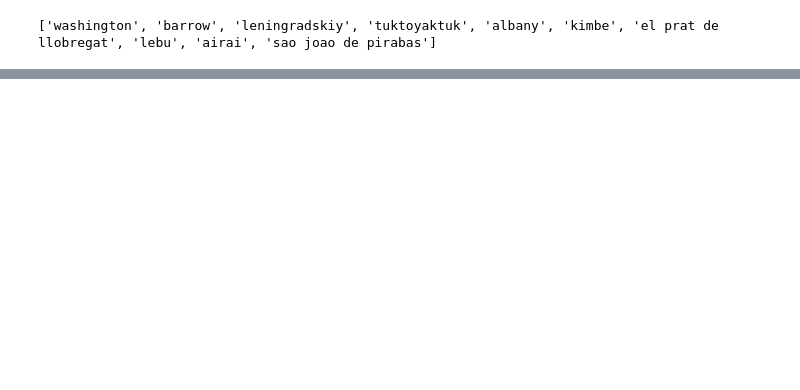
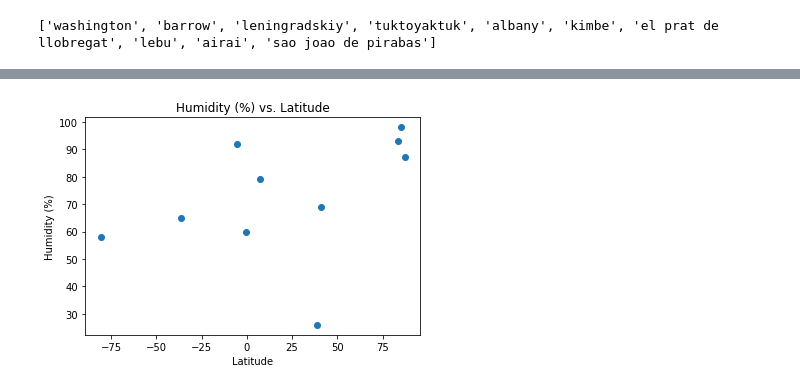
Before and after one commit to Barlow0471/Python-API-Challenge, a Jupyter notebook: WeatherPy/WeatherPy2.ipynb, the cells around one changed output, grey strips where cells are left out. Saved outputs shown, nothing was run; the diff lists cells and outputs as text; code cells hidden in the pictures; blank space fills up the shorter version.

```diff
--- a/WeatherPy/WeatherPy2.ipynb
+++ b/WeatherPy/WeatherPy2.ipynb
@@ -108,9 +112,12 @@ Text(0.5, 1.0, 'Temperature (F) vs. Latitude')
 # %%
 # Humidity (%) vs Latitude
 plt.scatter(cities_df['Latitude'], cities_df['Humidity'])
 plt.xlabel('Latitude')
-plt.ylabel('Humidity')
+plt.ylabel('Humidity (%)')
 plt.title('Humidity (%) vs. Latitude')
+plt.savefig("Humidity.png")
+# %% [output]
+[figure, added]
 # %%
 # Cloudiness (%) vs Latitude
 plt.scatter(cities_df['Latitude'], cities_df['Cloudiness'])
```
Also changed, not shown: parts of 14 cells of this notebook, 4 other files.
